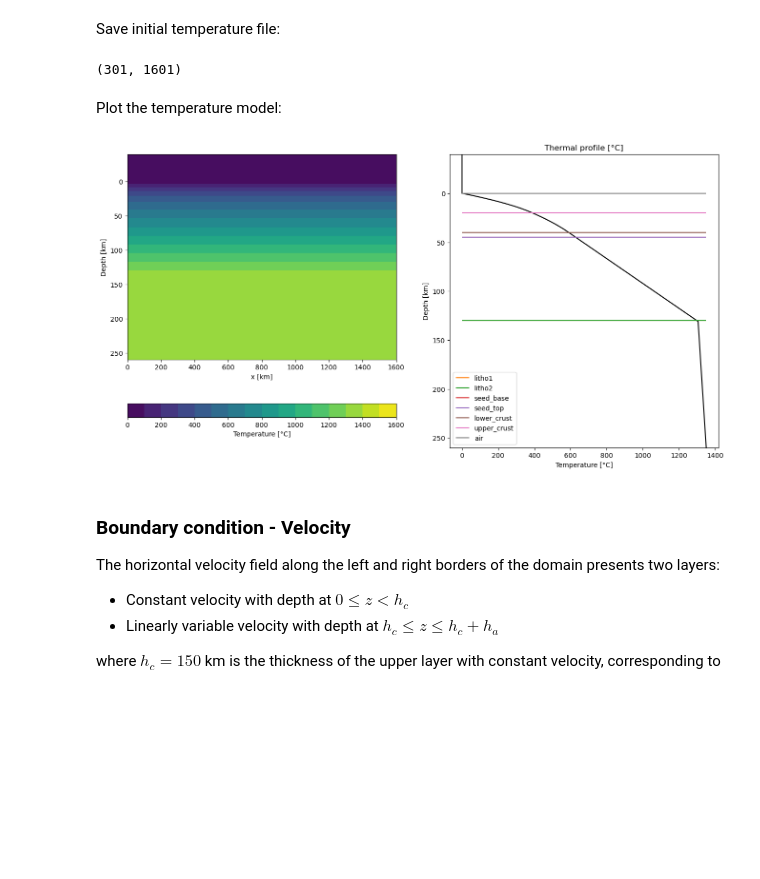
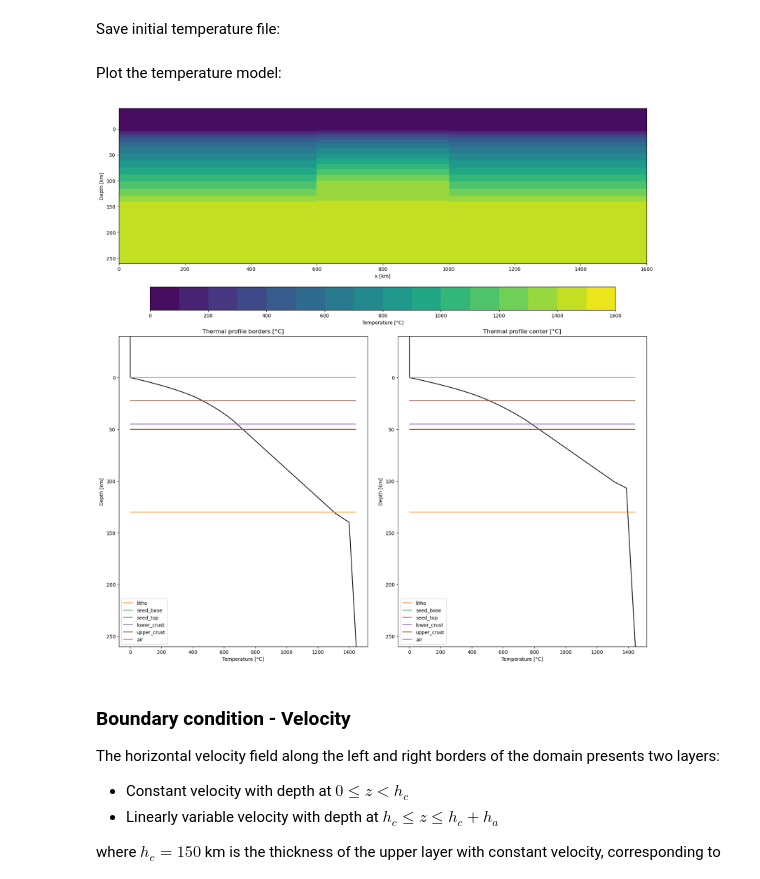
Before and after one commit to gustavogosling/scenarios, a Jupyter notebook: models/input_lithosphere_thinning.ipynb, the cells around one changed output. Drawn from its saved outputs; the diff is of its cells as text; code cells hidden in the pictures; blank space fills up the shorter version.

Commit message:
Updated the notebooks in the models folder
The param textfile now is up to date with MANDYOC and the lithosphere thinning notebook
is finished

```diff
--- a/models/input_lithosphere_thinning.ipynb
+++ b/models/input_lithosphere_thinning.ipynb
@@ -36,7 +36,7 @@ thickness_upper_crust = 22.5e3
 thickness_litho = 130.0e3
 
 # Lithosphere_centre:
-thickness_litho_center = ???
+thickness_litho_center = 100e3
 
 # Seed depth bellow base of lower crust
 seed_depth = 5.0e3
@@ -165,7 +165,7 @@ Where $T_p$ is the potential temperature for the mantle, $g$ is the gravity acel
 # %%
 kappa = 1.0e-6 # m^2/s
 ccapacity = 1250 # J/(kg K)
-tem_p = 1262  # °C
+tem_p = 1350  # °C
 g = -10 # m/s^2
 alpha = 3.28e-5 # 1/K
 # %%
@@ -212,61 +243,81 @@ while t < 500.0e6:
 # %% [markdown]
 Save initial temperature file:
 # %%
-temp_z = np.ones_like(X) * temp_z[:, None]
-
-print(np.shape(temp_z))
-
 # Save the initial temperature file
 np.savetxt(
     "input_temperature_0.txt",
-    np.reshape(temp_z, (Nx * Nz)),
+    np.reshape(temp_z_all, (Nx * Nz)),
     header="T1\nT2\nT3\nT4"
 )
-# %% [output]
-(301, 1601)
 # %% [markdown]
 Plot the temperature model:
 # %%
-fig, (ax0, ax1) = plt.subplots(nrows=1, ncols=2, figsize=(16, 8))
+fig = plt.figure(figsize=(16, 16), layout='constrained')
+gs = fig.add_gridspec(3,2)
 
 # Temperature field:
+ax0 = fig.add_subplot(gs[0,:])
 im1 = ax0.contourf(
     X / 1.0e3,
     (Z - thickness_sa) / 1.0e3,
-    temp_z,
+    temp_z_all,
     levels=np.arange(0, 1610, 100)
     )
 
 ax0.set_ylim((Lz - thickness_sa) / 1.0e3, -thickness_sa / 1e3)
 ax0.set_ylabel("Depth [km]")
 ax0.set_xlabel("x [km]")
 cbar = fig.colorbar(im1, orientation='horizontal', ax=ax0)
 cbar.set_label("Temperature [°C]")
 
 # Profile:
-ax1.set_title("Thermal profile [°C]")
-ax1.plot(temp_z[:, 0], (z - thickness_sa) / 1.0e3, "-k")
+ax1 = fig.add_subplot(gs[1:,0])
+ax1.set_title("Thermal profile borders [°C]")
+ax1.plot(temp_z_all[:, 0], (z - thickness_sa) / 1.0e3, "-k")
 # Add interfaces:
 code = 0
 for label in list(interfaces.keys()):
     code += 1
     color = "C" + str(code)
     ax1.hlines(
         (interfaces[label][0] - thickness_sa) / 1.0e3,
-        np.min(temp_z[:, 0]),
-        np.max(temp_z[:, 0]),
+        np.min(temp_z_all[:, 0]),
+        np.max(temp_z_all[:, 0]),
         label=f"{label}",
         color=color,
     )
 
 ax1.set_ylim((Lz - thickness_sa) / 1.0e3, -thickness_sa / 1e3)
 ax1.set_xlabel("Temperature [°C]")
 ax1.set_ylabel("Depth [km]")
 
-plt.legend(loc="lower left")
+ax1.legend(loc="lower left")
+
+# Profile:
+ax2 = fig.add_subplot(gs[1:,1])
+ax2.set_title("Thermal profile center [°C]")
+ax2.plot(temp_z_all[:, int(Lx//2.0e3)], (z - thickness_sa) / 1.0e3, "-k")
+# Add interfaces:
+code = 0
+for label in list(interfaces.keys()):
+    code += 1
+    color = "C" + str(code)
+    ax2.hlines(
+        (interfaces[label][0] - thickness_sa) / 1.0e3,
+        np.min(temp_z_all[:, int(Lx//2.0e3)]),
+        np.max(temp_z_all[:, int(Lx//2.0e3)]),
+        label=f"{label}",
+        color=color,
+    )
+
+ax2.set_ylim((Lz - thickness_sa) / 1.0e3, -thickness_sa / 1e3)
+ax2.set_xlabel("Temperature [°C]")
+ax2.set_ylabel("Depth [km]")
+
+ax2.legend(loc="lower left")
 plt.show()
 # %% [output]
-[figure, old version]
+[figure, new version]
 # %% [markdown]
 ### Boundary condition - Velocity
 
```
Also changed, not shown: parts of 4 cells of this notebook, 1 other file.
